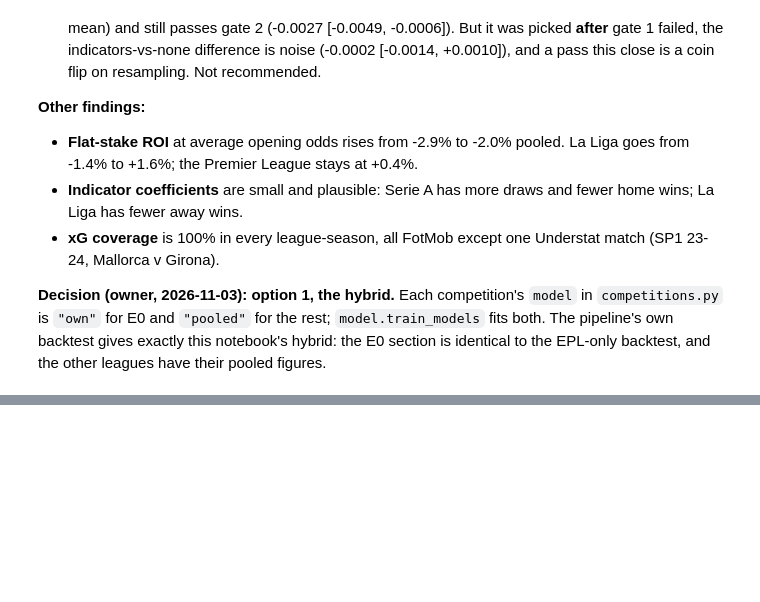
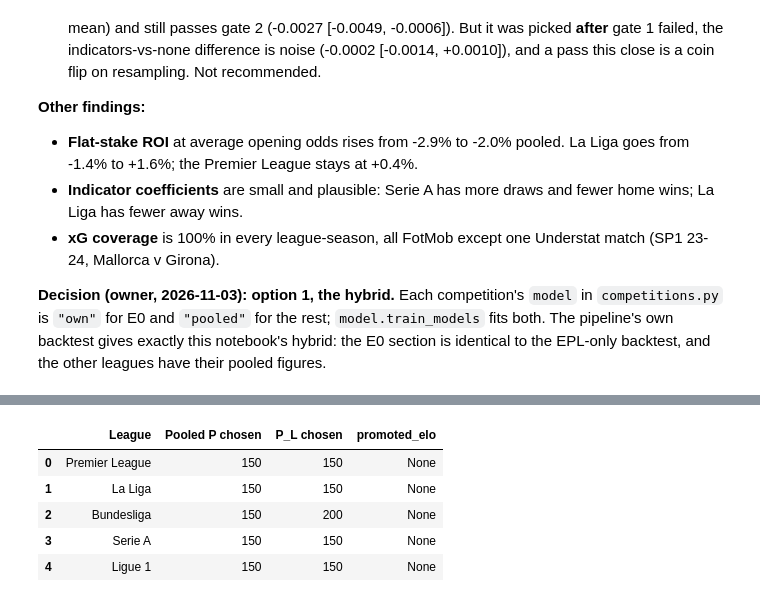
Before and after one commit to hphillips9/football-analysis, a Jupyter notebook: notebooks/20_multileague_pipeline.ipynb, the cells around one changed output, grey strips where cells are left out. Saved outputs shown, nothing was run; the diff lists cells and outputs as text; code cells hidden in the pictures; blank space fills up the shorter version.

```diff
--- a/notebooks/20_multileague_pipeline.ipynb
+++ b/notebooks/20_multileague_pipeline.ipynb
@@ -418,0 +613,14 @@ backtest, and the other leagues have their pooled figures.
+# %%
+pd.DataFrame({
+    "League": [NAMES[d] for d in DIVS],
+    "Pooled P chosen": pooled_p,
+    "P_L chosen": [league_p[d] for d in DIVS],
+    "promoted_elo": [decisions[d] for d in DIVS],
+})
+# %% [output]
+|  | League | Pooled P chosen | P_L chosen | promoted_elo |
+| 0 | Premier League | 150 | 150 | None |
+| 1 | La Liga | 150 | 150 | None |
+| 2 | Bundesliga | 150 | 200 | None |
+| 3 | Serie A | 150 | 150 | None |
+| 4 | Ligue 1 | 150 | 150 | None |
```
Also changed, not shown: parts of 8 cells of this notebook, 3 other files.
